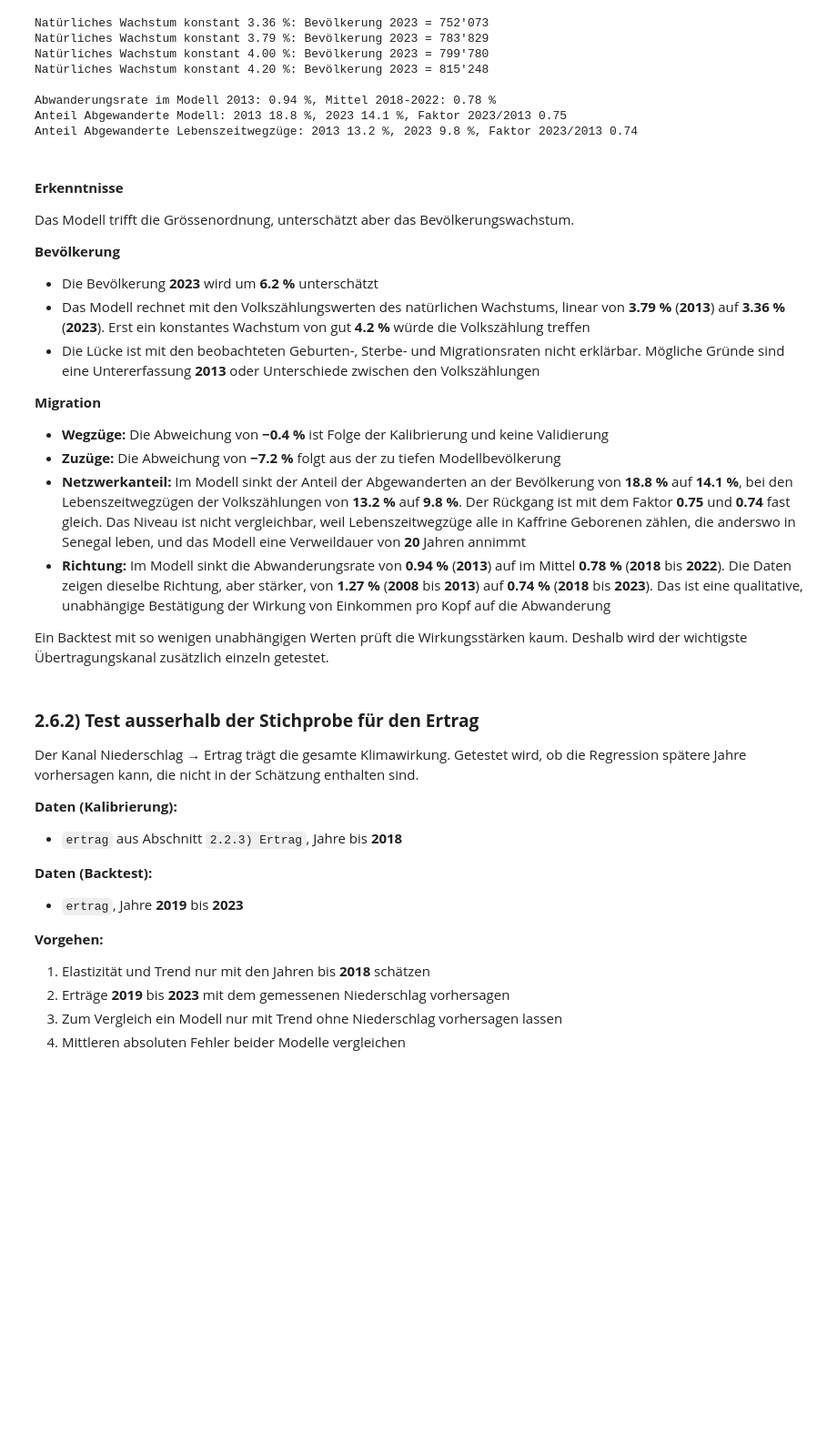
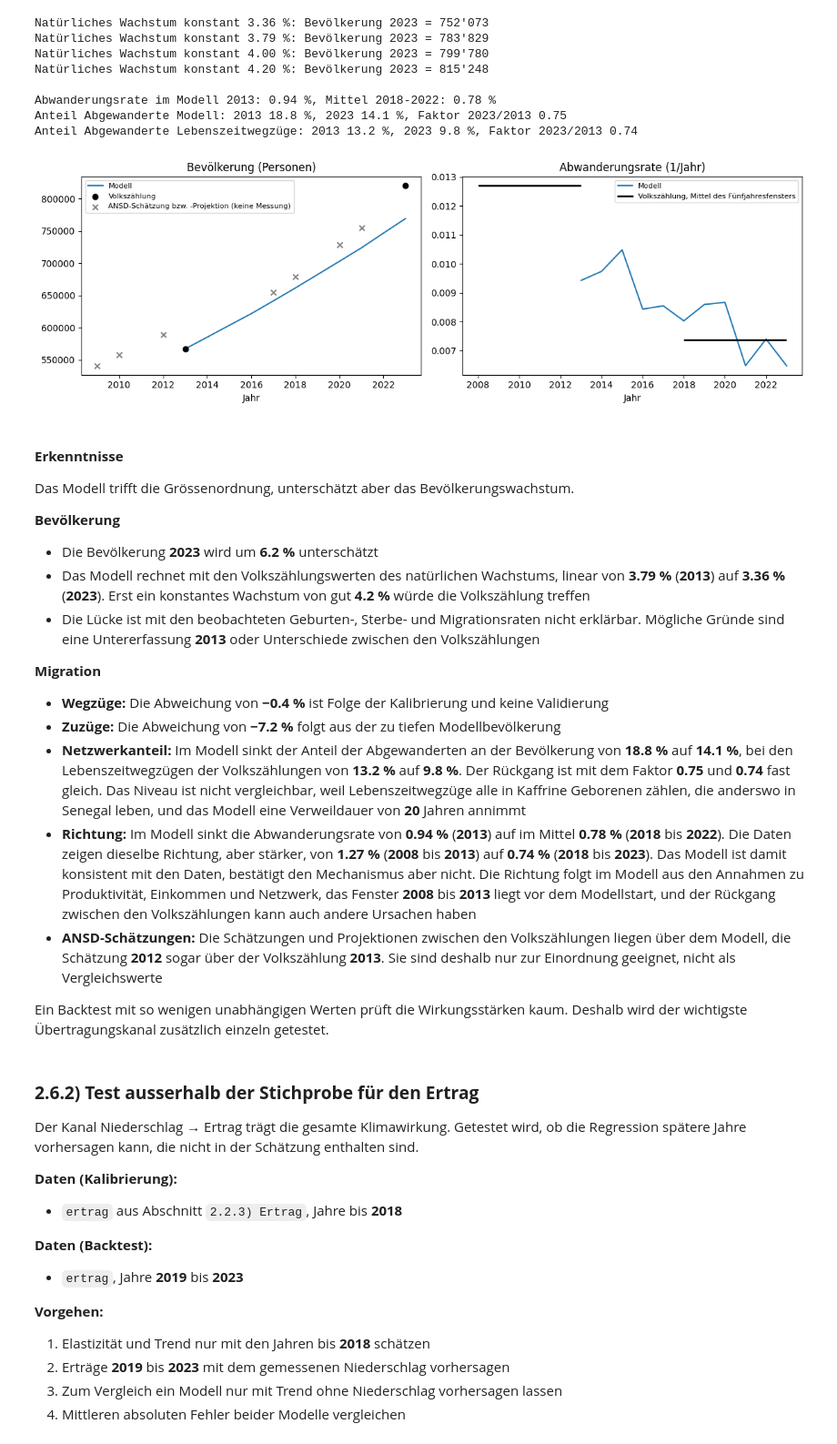
Before and after one commit to ibidreli/climatemigration, a Jupyter notebook: LE2_system_dynamics/01_model.ipynb, the cells around one changed output. Shown at 91% size. Saved outputs shown, nothing was run; the diff lists cells and outputs as text; code cells hidden in the pictures; blank space fills up the shorter version.

```diff
--- a/LE2_system_dynamics/01_model.ipynb
+++ b/LE2_system_dynamics/01_model.ipynb
@@ -881,6 +889,34 @@ Natürliches Wachstum konstant 4.20 %: Bevölkerung 2023 = 815'248
 Abwanderungsrate im Modell 2013: 0.94 %, Mittel 2018-2022: 0.78 %
 Anteil Abgewanderte Modell: 2013 18.8 %, 2023 14.1 %, Faktor 2023/2013 0.75
 Anteil Abgewanderte Lebenszeitwegzüge: 2013 13.2 %, 2023 9.8 %, Faktor 2023/2013 0.74
+# %%
+#------------------------------------------------------------------------------
+# Grafik Backtest: Modell gegen Volkszählungen und ANSD-Schätzungen
+#------------------------------------------------------------------------------
+bev_alle = pd.read_csv(DATA_RAW / "ansd_bevoelkerung_kaffrine.csv").set_index("jahr")
+bev_schaetzung = bev_alle.loc[(bev_alle.index >= 2009) & (bev_alle.index <= LETZTES_DATENJAHR)
+                              & bev_alle["datentyp"].isin(["Schaetzung", "Projektion"]), "bevoelkerung"]
+
+fig, axes = plt.subplots(1, 2, figsize=(12, 4))
+ax = axes[0]
+basis.loc[2013:2023, "bevoelkerung"].plot(ax=ax, label="Modell")
+ax.scatter(bev_beobachtet.index, bev_beobachtet.values, color="black", zorder=3, label="Volkszählung")
+ax.scatter(bev_schaetzung.index, bev_schaetzung.values, marker="x", color="grey", zorder=3,
+           label="ANSD-Schätzung bzw. -Projektion (keine Messung)")
+ax.set(title="Bevölkerung (Personen)", xlabel="Jahr")
+ax.legend(fontsize=8)
+
+ax = axes[1]
+basis.loc[2013:2023, "abwanderungsrate"].plot(ax=ax, label="Modell")
+for (start, ende), fenster in [((2008, 2013), "Fenster 2008-2013"), ((2018, 2023), "Fenster 2018-2023")]:
+    ax.hlines(raten.loc[fenster, "wegzug"], start, ende, color="black", lw=2)
+ax.plot([], [], color="black", lw=2, label="Volkszählung, Mittel des Fünfjahresfensters")
+ax.set(title="Abwanderungsrate (1/Jahr)", xlabel="Jahr")
+ax.legend(fontsize=8)
+fig.tight_layout()
+plt.show()
+# %% [output]
+[figure, added]
 # %% [markdown]
 #### **Erkenntnisse**
 
@@ -895,7 +931,8 @@ Das Modell trifft die Grössenordnung, unterschätzt aber das Bevölkerungswachs
 - **Wegzüge:** Die Abweichung von **−0.4 %** ist Folge der Kalibrierung und keine Validierung
 - **Zuzüge:** Die Abweichung von **−7.2 %** folgt aus der zu tiefen Modellbevölkerung
 - **Netzwerkanteil:** Im Modell sinkt der Anteil der Abgewanderten an der Bevölkerung von **18.8 %** auf **14.1 %**, bei den Lebenszeitwegzügen der Volkszählungen von **13.2 %** auf **9.8 %**. Der Rückgang ist mit dem Faktor **0.75** und **0.74** fast gleich. Das Niveau ist nicht vergleichbar, weil Lebenszeitwegzüge alle in Kaffrine Geborenen zählen, die anderswo in Senegal leben, und das Modell eine Verweildauer von **20** Jahren annimmt
-- **Richtung:** Im Modell sinkt die Abwanderungsrate von **0.94 %** (**2013**) auf im Mittel **0.78 %** (**2018** bis **2022**). Die Daten zeigen dieselbe Richtung, aber stärker, von **1.27 %** (**2008** bis **2013**) auf **0.74 %** (**2018** bis **2023**). Das ist eine qualitative, unabhängige Bestätigung der Wirkung von Einkommen pro Kopf auf die Abwanderung
+- **Richtung:** Im Modell sinkt die Abwanderungsrate von **0.94 %** (**2013**) auf im Mittel **0.78 %** (**2018** bis **2022**). Die Daten zeigen dieselbe Richtung, aber stärker, von **1.27 %** (**2008** bis **2013**) auf **0.74 %** (**2018** bis **2023**). Das Modell ist damit konsistent mit den Daten, bestätigt den Mechanismus aber nicht. Die Richtung folgt im Modell aus den Annahmen zu Produktivität, Einkommen und Netzwerk, das Fenster **2008** bis **2013** liegt vor dem Modellstart, und der Rückgang zwischen den Volkszählungen kann auch andere Ursachen haben
+- **ANSD-Schätzungen:** Die Schätzungen und Projektionen zwischen den Volkszählungen liegen über dem Modell, die Schätzung **2012** sogar über der Volkszählung **2013**. Sie sind deshalb nur zur Einordnung geeignet, nicht als Vergleichswerte
 
 Ein Backtest mit so wenigen unabhängigen Werten prüft die Wirkungsstärken kaum. Deshalb wird der wichtigste Übertragungskanal zusätzlich einzeln getestet.
 # %% [markdown]
```
Also changed, not shown: parts of 8 cells of this notebook, 6 other files.
